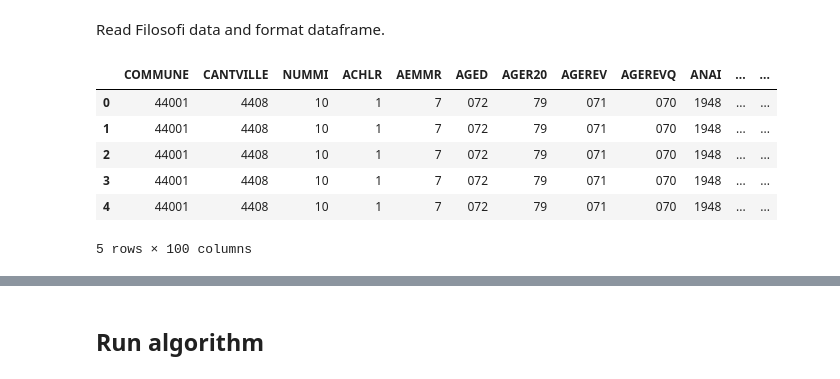
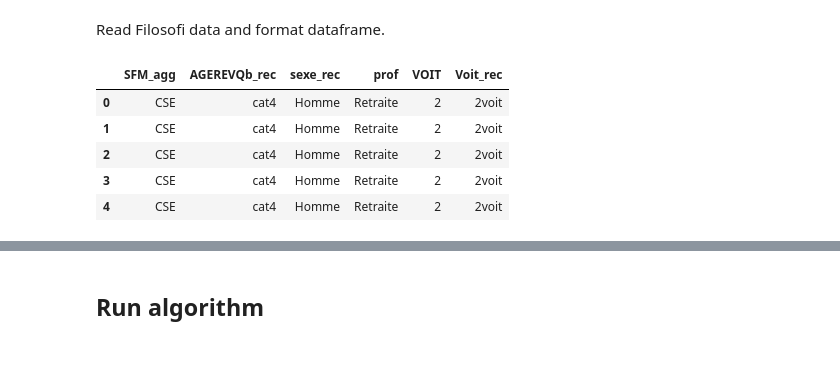
Before and after one commit to tellae/bhepop2, a Jupyter notebook: examples/demo_qualitatif.ipynb, the cells around one changed output, grey strips where cells are left out. Cells and saved outputs as stored; diff of their text form; code cells hidden in the pictures.

```diff
--- a/examples/demo_qualitatif.ipynb
+++ b/examples/demo_qualitatif.ipynb
@@ -30,14 +30,13 @@ https://towardsdatascience.com/essential-guide-to-translating-between-python-and
 # %% [markdown]
 Read Filosofi data and format dataframe.
 # %%
-synt_pop = pd.read_feather("../data/inputs/pop_synt_ipondi_TRS_pvm.feather")
+synt_pop = feather.read_feather("../data/inputs/pop_synt_men_nantes.feather")
 
 synt_pop.head()
 # %% [output]
-|  | COMMUNE | CANTVILLE | NUMMI | ACHLR | AEMMR | AGED | AGER20 | AGEREV | AGEREVQ | ANAI | ... | ... |
-| 0 | 44001 | 4408 | 10 | 1 | 7 | 072 | 79 | 071 | 070 | 1948 | ... | ... |
-| 1 | 44001 | 4408 | 10 | 1 | 7 | 072 | 79 | 071 | 070 | 1948 | ... | ... |
-| 2 | 44001 | 4408 | 10 | 1 | 7 | 072 | 79 | 071 | 070 | 1948 | ... | ... |
-| 3 | 44001 | 4408 | 10 | 1 | 7 | 072 | 79 | 071 | 070 | 1948 | ... | ... |
-| 4 | 44001 | 4408 | 10 | 1 | 7 | 072 | 79 | 071 | 070 | 1948 | ... | ... |
+|  | SFM_agg | AGEREVQb_rec | sexe_rec | prof | VOIT | Voit_rec |
+| 0 | CSE | cat4 | Homme | Retraite | 2 | 2voit |
+| 1 | CSE | cat4 | Homme | Retraite | 2 | 2voit |
+| 2 | CSE | cat4 | Homme | Retraite | 2 | 2voit |
+| 3 | CSE | cat4 | Homme | Retraite | 2 | 2voit |
+| 4 | CSE | cat4 | Homme | Retraite | 2 | 2voit |
-5 rows × 100 columns
```
Also changed, not shown: parts of 2 cells of this notebook, 2 other files.
